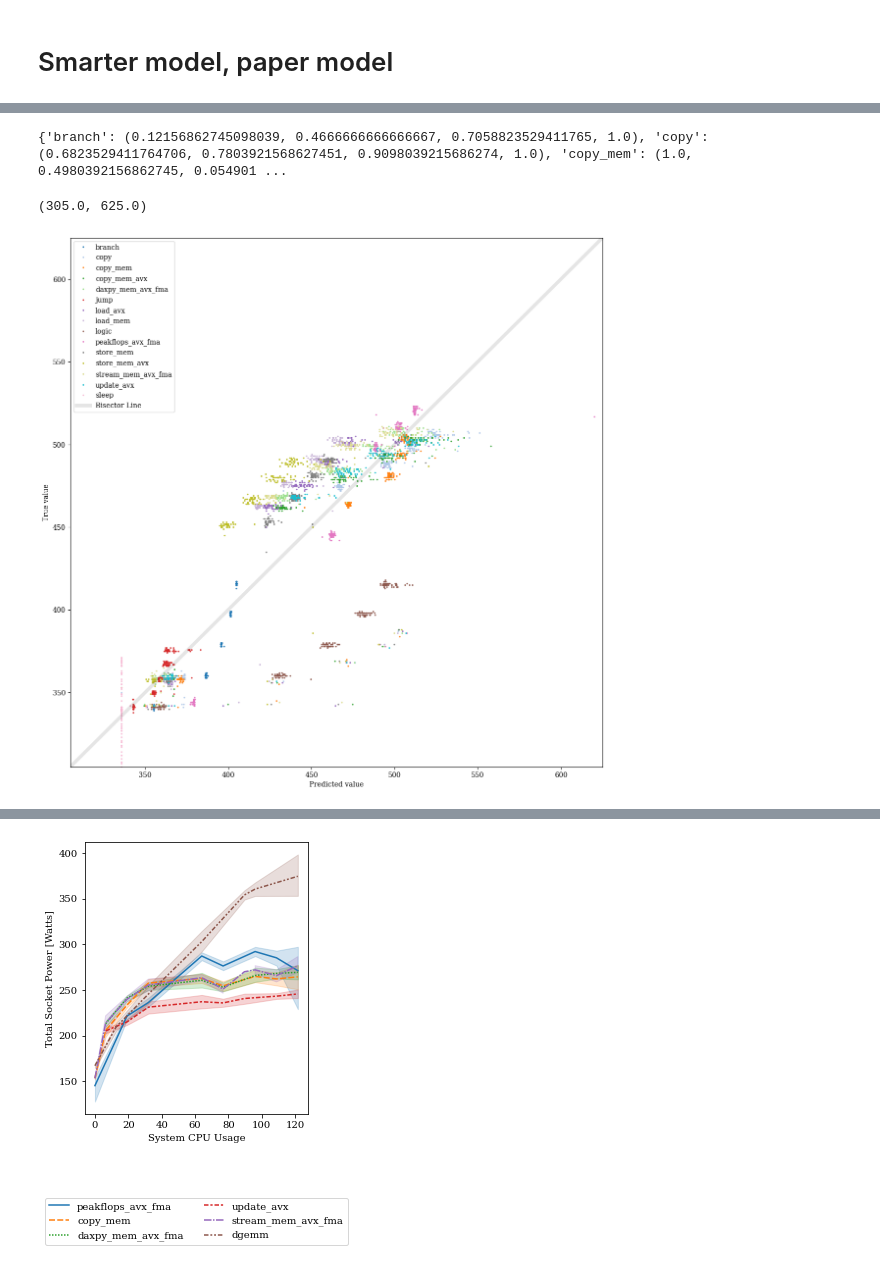
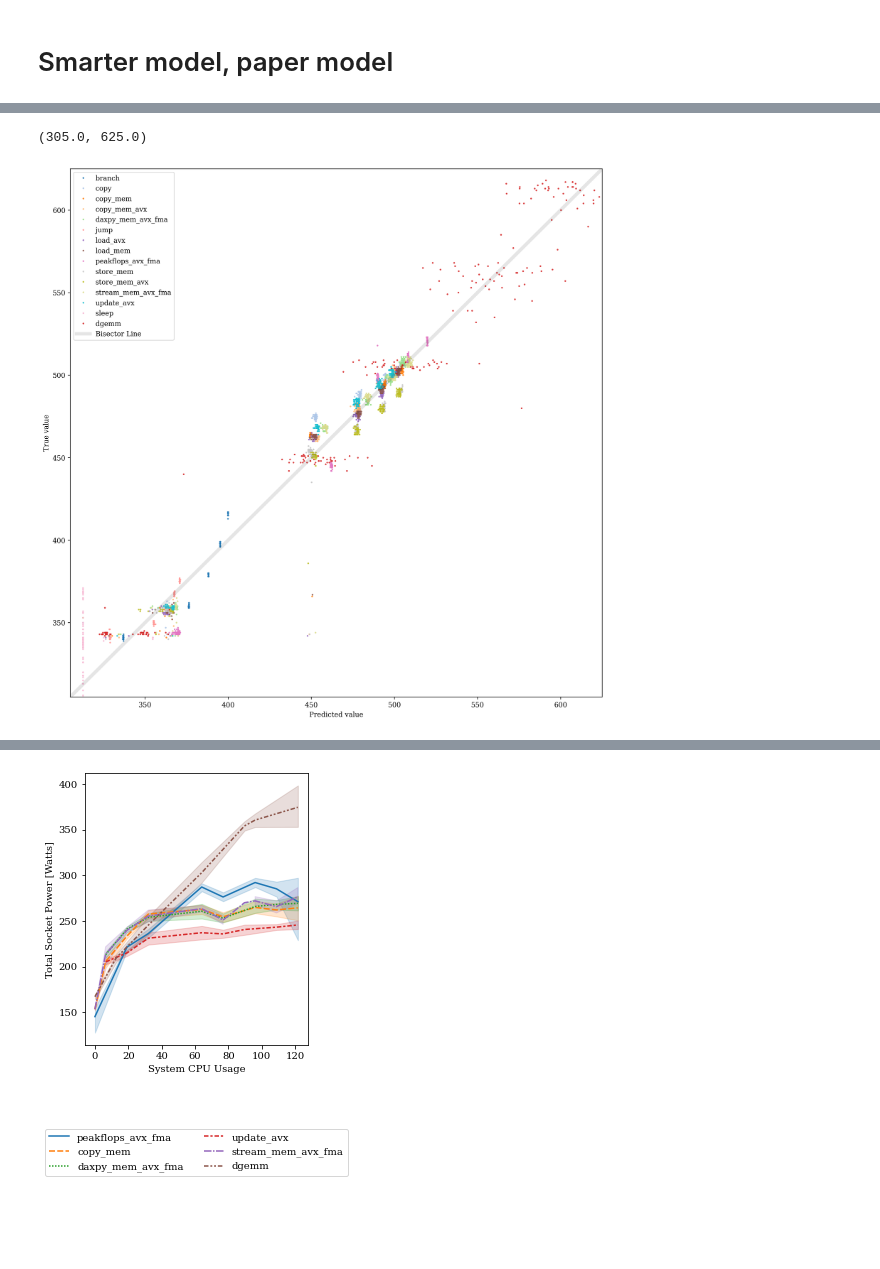
Before and after one commit to NiccoloTosato/PowerBenchmarks, a Jupyter notebook: final_plot_model.ipynb, the cells around one changed output, grey strips where cells are left out. Drawn from its saved outputs; the diff is of its cells as text; code cells hidden in the pictures; blank space fills up the shorter version.

Commit message:
Perfect model !

```diff
--- a/final_plot_model.ipynb
+++ b/final_plot_model.ipynb
@@ -170,3 +83,0 @@ def load_df_list_test():
-# %%
-df_list_train= load_df_list_train()
-df = pd.concat([ i  for i in df_list_train if i is not None])
@@ -187,8 +120,6 @@ array(['branch', 'copy', 'copy_mem_avx', 'daxpy_mem_avx_fma', 'jump',
 # %%
-independent_variables=[  'ProbabilityMemLoadVectorMemory', 'ProbabilityUnclassifiedBranch','ProbabilityMemUpdateVectorLogic', 'ProbabilityMemUpdateVectorMemory',
-       'ProbabilityMemStoreScalarLogic','ProbabilityMemStoreVectorLogic',        'ProbabilityMemUpdateUnclassifiedLogic',        'ProbabilityMemUpdateScalarMemory',       'ProbabilityMemStoreUnclassifiedMemory',       'ProbabilityMemStoreVectorArithmetic', 'ProbabilityRegisterScalarLogic',
-       'ProbabilityMemStoreVectorMemory', 'ProbabilityMemUpdateScalarLogic',       'ProbabilityRegisterScalarArithmetic',       'ProbabilityMemLoadScalarArithmetic', 'ProbabilityScalarBranch',       'ProbabilityMemLoadVectorLogic',       'ProbabilityRegisterScalarMemory',       'ProbabilityRegisterVectorArithmetic',       'ProbabilityRegisterUnclassifiedArithmetic',       'ProbabilityMemUpdateScalarArithmetic', 'ProbabilityMemLoadScalarLogic',
-       'ProbabilityMemLoadVectorArithmetic', 'ProbabilityMemLoadScalarMemory',       'ProbabilityVectorBranch', 'ProbabilityMemLoadUnclassifiedArithmetic',
-       'ProbabilityRegisterVectorLogic',       'ProbabilityMemUpdateUnclassifiedArithmetic',       'ProbabilityMemUpdateVectorArithmetic',       'ProbabilityRegisterUnclassifiedLogic',        'ProbabilityMemLoadUnclassifiedLogic',       'ProbabilityMemStoreUnclassifiedArithmetic',       'ProbabilityRegisterUnclassifiedMemory',       'ProbabilityMemLoadUnclassifiedMemory',       'ProbabilityMemUpdateUnclassifiedMemory', 'ProbabilityUnclassifiedJump',       'ProbabilityVectorJump','ProbabilityMemStoreScalarArithmetic',       'ProbabilityRegisterVectorMemory',        'ProbabilityScalarJump',
-       'ProbabilityMemStoreUnclassifiedLogic',        'ProbabilityMemStoreScalarMemory', ]
+independent_variables=["ProbabilityScalarArithmetic",
+                   "ProbabilityScalarLogic", 	"ProbabilityScalarMemory",
+                   "ProbabilityVectorArithmetic", 	"ProbabilityVectorLogic",
+                   "ProbabilityVectorMemory", "ProbabilityBranch", "ProbabilityJump"]
 # %%
@@ -240,57 +168,51 @@ def assign_colors(labels):
         label_to_color[label] = color_map(i / num_labels)
 
     return label_to_color
-df= load_df_list_test()
+df= load_df_list()
 df = pd.concat(df)
 # Example usage:
 cores_to_color = assign_colors(df["cores"])
 name_to_color = assign_colors(df["name"])
 
-print(name_to_color)  # This will print the mapping of labels to colors
+#print(name_to_color)  # This will print the mapping of labels to colors
-# %% [output]
-{'branch': (0.12156862745098039, 0.4666666666666667, 0.7058823529411765, 1.0), 'copy': (0.6823529411764706, 0.7803921568627451, 0.9098039215686274, 1.0), 'copy_mem': (1.0, 0.4980392156862745, 0.054901 ...
 # %%
 import warnings
 warnings.filterwarnings('ignore')
 
-df_list_test= load_df_list_test()
-plt.figure(figsize=(14,14))
+df_list_test= load_df_list()
+plt.figure(figsize=(14,14),dpi=300)
 
 for df in df_list_test:
-#df = pd.concat(df_list_test)
     df["Total_power"]=df["PSUPower0"]+df["PSUPower1"]
-    #df=df[ (df["SystemCpuUsage"] < 7) | (df["Total_power"] > 400)]
+    df1 = normalize_model(df.copy())
+    prediction=list()
 
-    #df1=df[ (df["SystemCpuUsage"] < 40) | (df["Total_power"] > 425)].copy()
-    df1 = normalize_model1(df.copy())
-    prediction=list()
-    if True:
-        for row in df1[independent_variables].to_numpy():
-            #print(row)
-            prediction.append(row@coeff_1[:-1] + intercept_1)
-        df1["prediction"]=prediction
-        if len(df) <1:
-            continue
-        test_name=df1["name"].iloc[0]
-        cores=df1["cores"].iloc[0]
-        plt.plot(df1["prediction"],df1["Total_power"], '.',
-                 markersize=3,
-                 alpha=0.8,
-                 fillstyle='full',
-                 #markeredgecolor='white',
-                 markeredgewidth=1,label=test_name,color=name_to_color[test_name])
+    for row in df1[independent_variables].to_numpy():
+        prediction.append(row@coeff_1[:-1] + intercept_1)
+    df1["prediction"]=prediction
+    if len(df) <1:
+        continue
+    test_name=df1["name"].iloc[0]
+    if test_name=="logic":
+        continue
+    cores=df1["cores"].iloc[0]
+    plt.plot(df1["prediction"],df1["Total_power"], '.',
+             markersize=3,
+             alpha=0.8,
+             fillstyle='full',
+             markeredgewidth=1,label=test_name,color=name_to_color[test_name])
 
 plt.plot([0,700],[0,700], '-k', linewidth=5, alpha=0.1, label='Bisector Line')
 handles, labels = plt.gca().get_legend_handles_labels()
 by_label = dict(zip(labels, handles))
 plt.legend(by_label.values(), by_label.keys())
 plt.ylabel("True value")
 plt.xlabel("Predicted value")
 plt.xlim([305,625])
 plt.ylim([305,625])
 # %% [output]
 (305.0, 625.0)
-[figure, old version]
+[figure, new version]
 # %%
 plt.rcParams["font.family"] = "DeJavu Serif"
 
```
Also changed, not shown: parts of 10 cells of this notebook.
